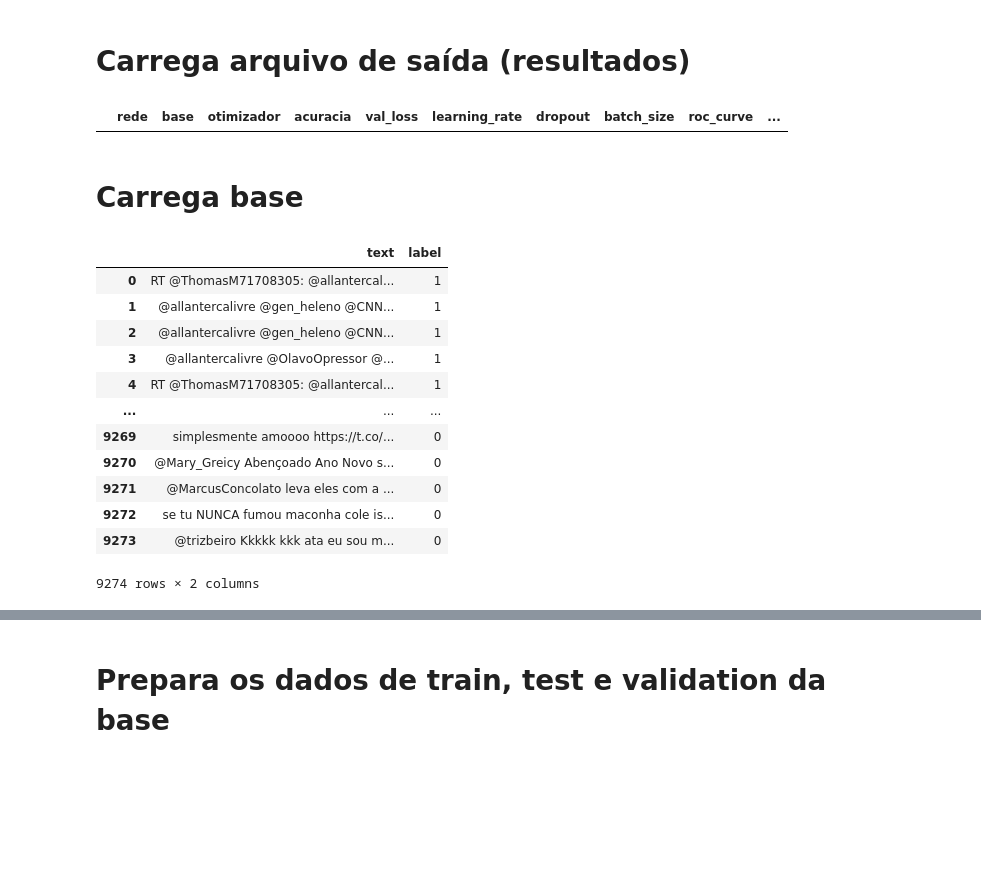
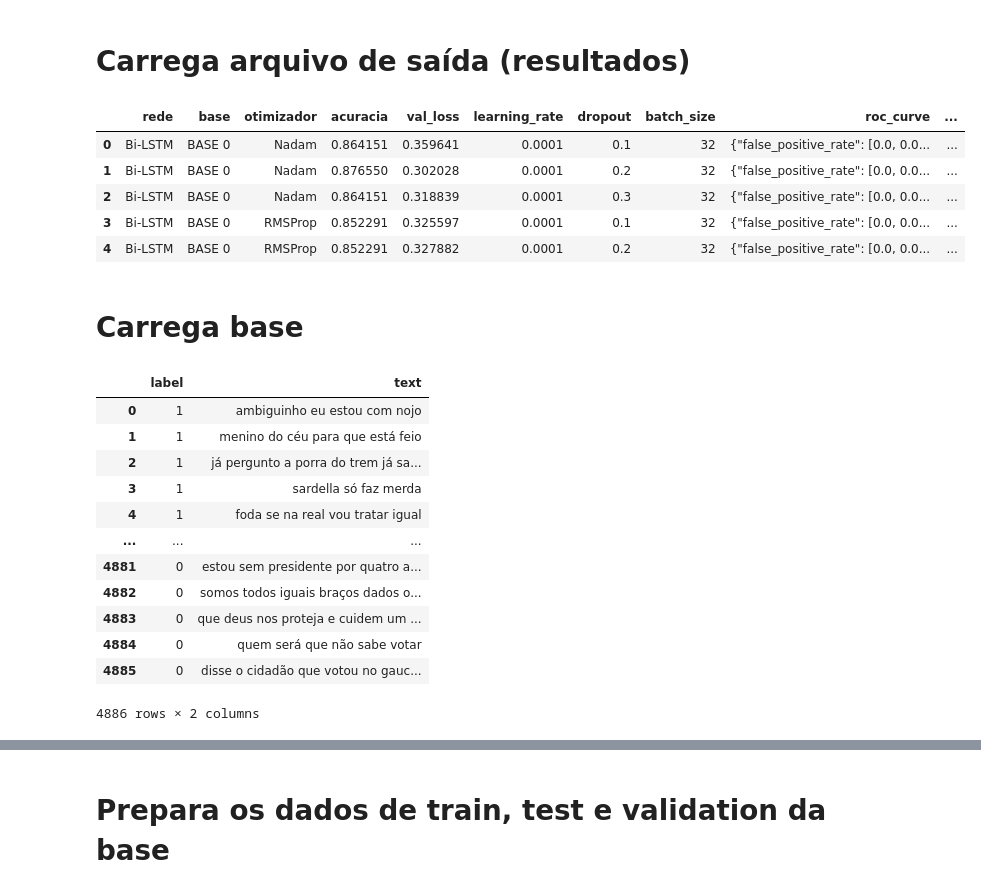
Before and after one commit to LuanPCunha/TCC, a Jupyter notebook: Treinamento_CNN.ipynb, the cells around one changed output, grey strips where cells are left out. Saved outputs shown, nothing was run; the diff lists cells and outputs as text; code cells hidden in the pictures; blank space fills up the shorter version.

Commit message:
melhorado a chamada para a bse utilizada

```diff
--- a/Treinamento_CNN.ipynb
+++ b/Treinamento_CNN.ipynb
@@ -56,18 +56,23 @@ class RocAucEvaluation(Callback):
 # %%
 # CONSTANTES DOS RESULTADOS
 REDE = 'CNN'
 
-BASE_NAME = 'BASE 0'
-#BASE_NAME = 'BASE 1'
-#BASE_NAME = 'BASE 2'
+# BASE_NAME = 'BASE 0'
+# BASE_NAME = 'BASE 1'
+BASE_NAME = 'BASE 2'
 
 # Caminho arquivo de saída
 PATH_ARQ_SAIDA = "/content/drive/MyDrive/TCC/resultados/resultados.csv"
 
 #  rede base otimizador acuracia val_loss learning_rate dropout batch_size roc_curve train_resume confusion_matrix
 resultados = pd.read_csv(PATH_ARQ_SAIDA, index_col=0)
 resultados.head()
 # %% [output]
 |  | rede | base | otimizador | acuracia | val_loss | learning_rate | dropout | batch_size | roc_curve | ... |
+| 0 | Bi-LSTM | BASE 0 | Nadam | 0.864151 | 0.359641 | 0.0001 | 0.1 | 32 | {"false_positive_rate": [0.0, 0.0... | ... |
+| 1 | Bi-LSTM | BASE 0 | Nadam | 0.876550 | 0.302028 | 0.0001 | 0.2 | 32 | {"false_positive_rate": [0.0, 0.0... | ... |
+| 2 | Bi-LSTM | BASE 0 | Nadam | 0.864151 | 0.318839 | 0.0001 | 0.3 | 32 | {"false_positive_rate": [0.0, 0.0... | ... |
+| 3 | Bi-LSTM | BASE 0 | RMSProp | 0.852291 | 0.325597 | 0.0001 | 0.1 | 32 | {"false_positive_rate": [0.0, 0.0... | ... |
+| 4 | Bi-LSTM | BASE 0 | RMSProp | 0.852291 | 0.327882 | 0.0001 | 0.2 | 32 | {"false_positive_rate": [0.0, 0.0... | ... |
 # %% [markdown]
 # Carrega base
@@ -90,20 +99,20 @@ PATH_BASE_2_CLASSIFICADA_BALANCEADA = r"/content/drive/MyDrive/TCC/dados/process
 # %%
-tweets = pd.read_csv(PATH_BASE0_NAO_PROCESSADA, index_col=0)
+tweets = pd.read_csv(PATH_BASE, index_col=0)
 tweets
 # %% [output]
-|  | text | label |
-| 0 | RT @ThomasM71708305: @allantercal... | 1 |
-| 1 | @allantercalivre @gen_heleno @CNN... | 1 |
-| 2 | @allantercalivre @gen_heleno @CNN... | 1 |
-| 3 | @allantercalivre @OlavoOpressor @... | 1 |
-| 4 | RT @ThomasM71708305: @allantercal... | 1 |
+|  | label | text |
+| 0 | 1 | ambiguinho eu estou com nojo |
+| 1 | 1 | menino do céu para que está feio |
+| 2 | 1 | já pergunto a porra do trem já sa... |
+| 3 | 1 | sardella só faz merda |
+| 4 | 1 | foda se na real vou tratar igual |
 | ... | ... | ... |
-| 9269 | simplesmente amoooo https://t.co/... | 0 |
-| 9270 | @Mary_Greicy Abençoado Ano Novo s... | 0 |
-| 9271 | @MarcusConcolato leva eles com a ... | 0 |
-| 9272 | se tu NUNCA fumou maconha cole is... | 0 |
-| 9273 | @trizbeiro Kkkkk kkk ata eu sou m... | 0 |
+| 4881 | 0 | estou sem presidente por quatro a... |
+| 4882 | 0 | somos todos iguais braços dados o... |
+| 4883 | 0 | que deus nos proteja e cuidem um ... |
+| 4884 | 0 | quem será que não sabe votar |
+| 4885 | 0 | disse o cidadão que votou no gauc... |
-9274 rows × 2 columns
+4886 rows × 2 columns
 # %%
 # Pega a quantidade de palavras únicas dos tweets de toda a base
 _, text_tokenizer = tokenize(tweets['text'])
```
Also changed, not shown: parts of 12 cells of this notebook.
